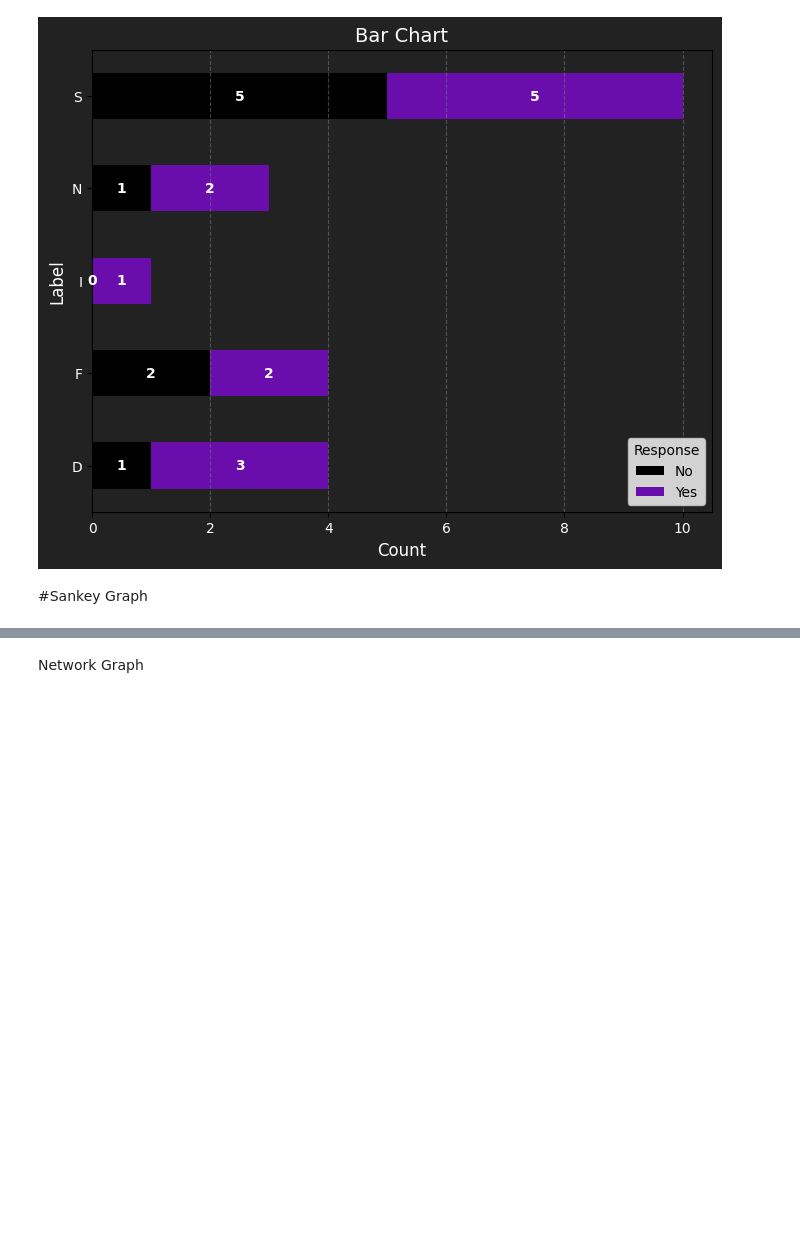
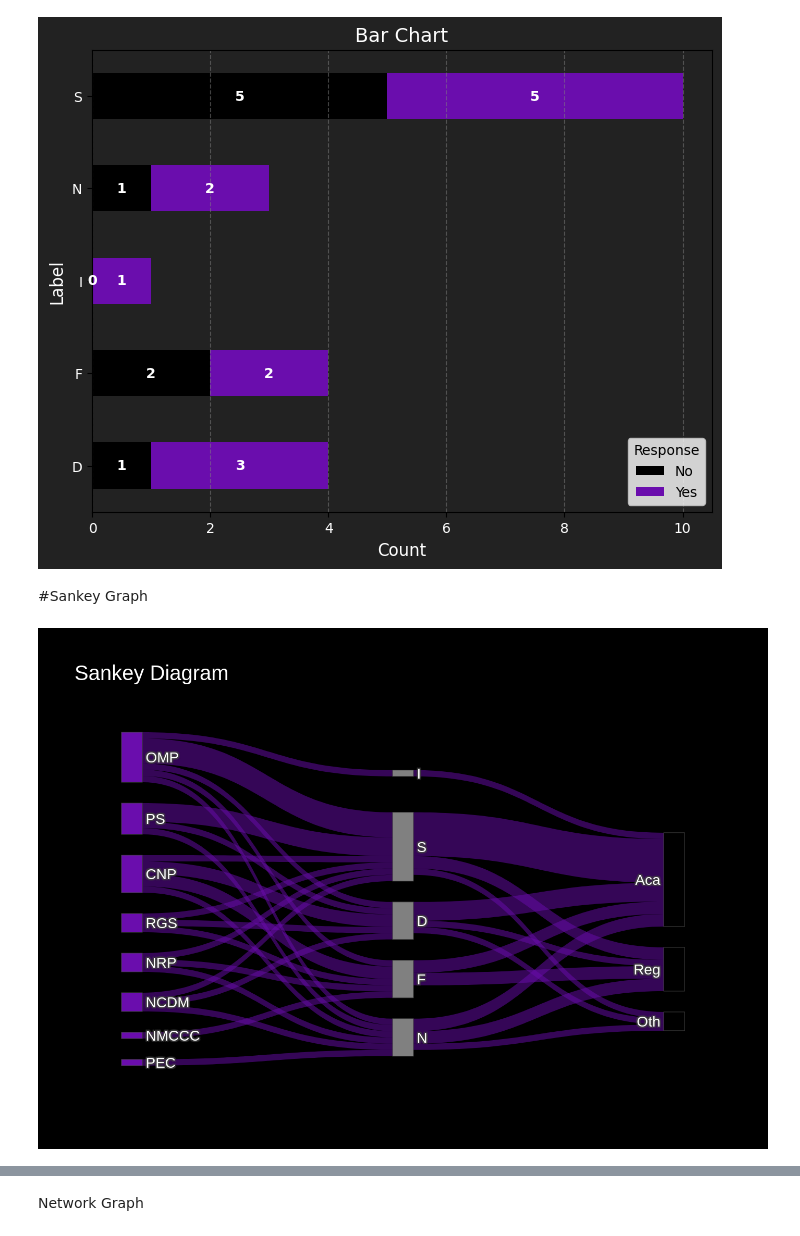
Before and after one commit to Haratoooo/PLOTS, a Jupyter notebook: PLOTS.ipynb, the cells around one changed output, grey strips where cells are left out. Cells and saved outputs as stored; diff of their text form; code cells hidden in the pictures; blank space fills up the shorter version.

```diff
--- a/PLOTS.ipynb
+++ b/PLOTS.ipynb
@@ -47,6 +49,7 @@ plt.show()
 import pandas as pd
 import plotly.graph_objects as go
 from IPython.display import Image
+import plotly.io as pio
 from google.colab import files
 
 # Dataset
@@ -57,7 +60,7 @@ sources = df.columns[1:9].tolist()
 middle = df["LABEL"].unique().tolist()
 targets = df.columns[9:].tolist()
 
-# label list
+# Label list
 labels = sources + middle + targets
 
 source_to_middle_links = []
@@ -82,42 +85,40 @@ sources_indices = [labels.index(source) for source, target, _ in all_links]
 targets_indices = [labels.index(target) for source, target, _ in all_links]
 values = [value for _, _, value in all_links]
 
 node_colors = ['#6a0dad' if label in sources else '#808080' if label in middle else '#000000' for label in labels]
 link_colors = ['rgba(106,13,173,0.5)' for _ in range(len(sources_indices))]
 
-# Diagram
+# Create Sankey Diagram
 fig = go.Figure(go.Sankey(
     node=dict(
         pad=20,
         thickness=20,
         label=labels,
         color=node_colors
     ),
     link=dict(
         source=sources_indices,
         target=targets_indices,
         value=values,
         color=link_colors
     )
 ))
 
-
 fig.update_layout(
     title_text="Sankey Diagram",
     font=dict(size=14, color='white'),
     paper_bgcolor='black'
 )
 
-# Show
-fig.show()
+# Save as Image
+img_name = "sankey_diagram.png"
+pio.write_image(fig, img_name, format="png", scale=2)  # High resolution
 
-# plt.savefig("sankey_diagram.png", dpi=300, bbox_inches='tight')
+# Display the image in Colab
+display(Image(img_name))
 
-# # Display the saved image in Colab
-# Image("sankey_diagram.png")
-
-# uploaded = files.upload()
-
-# Image("sankey_diagram.png")
+# Optional: Download the image
+files.download(img_name)
 # %% [output]
+[figure, added]
 [interactive output not drawn]
```
Also changed, not shown: parts of 3 cells of this notebook.
